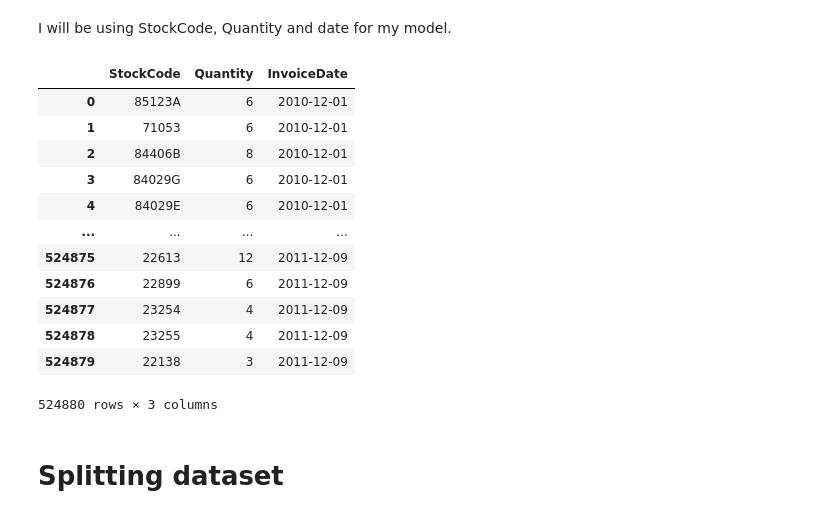
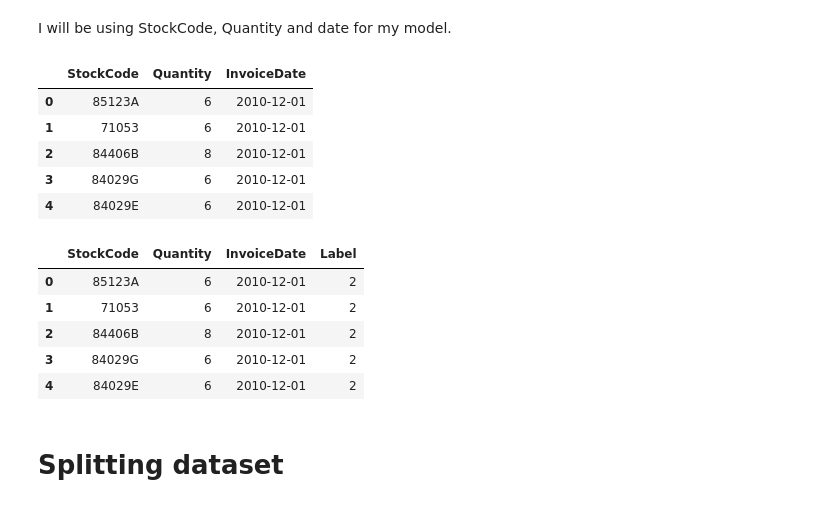
Before and after one commit to dimitsagk/ClientClustering_InventoryForecast, a Jupyter notebook: notebooks/04_InventoryForecast_ML-notebook.ipynb, the cells around one changed output. Cells and saved outputs as stored; diff of their text form; code cells hidden in the pictures.

```diff
--- a/notebooks/04_InventoryForecast_ML-notebook.ipynb
+++ b/notebooks/04_InventoryForecast_ML-notebook.ipynb
@@ -105,21 +111,24 @@ df_fltrd['InvoiceDate_noTime'] = df_fltrd.InvoiceDate.dt.normalize()
 I will be using StockCode, Quantity and date for my model.
 # %%
 df_stock = df[['StockCode','Quantity','InvoiceDate_noTime']].rename(columns={'InvoiceDate_noTime':'InvoiceDate'})
-df_stock
+df_stock.head()
 # %% [output]
 |  | StockCode | Quantity | InvoiceDate |
 | 0 | 85123A | 6 | 2010-12-01 |
 | 1 | 71053 | 6 | 2010-12-01 |
 | 2 | 84406B | 8 | 2010-12-01 |
 | 3 | 84029G | 6 | 2010-12-01 |
 | 4 | 84029E | 6 | 2010-12-01 |
-| ... | ... | ... | ... |
-| 524875 | 22613 | 12 | 2011-12-09 |
-| 524876 | 22899 | 6 | 2011-12-09 |
-| 524877 | 23254 | 4 | 2011-12-09 |
-| 524878 | 23255 | 4 | 2011-12-09 |
-| 524879 | 22138 | 3 | 2011-12-09 |
-524880 rows × 3 columns
+# %%
+df_fltrd_stock = df_fltrd[['StockCode','Quantity','InvoiceDate_noTime','Label']].rename(columns={'InvoiceDate_noTime':'InvoiceDate'})
+df_fltrd_stock.head()
+# %% [output]
+|  | StockCode | Quantity | InvoiceDate | Label |
+| 0 | 85123A | 6 | 2010-12-01 | 2 |
+| 1 | 71053 | 6 | 2010-12-01 | 2 |
+| 2 | 84406B | 8 | 2010-12-01 | 2 |
+| 3 | 84029G | 6 | 2010-12-01 | 2 |
+| 4 | 84029E | 6 | 2010-12-01 | 2 |
 # %% [markdown]
 # Splitting dataset
 # %%
```
Also changed, not shown: parts of 68 cells of this notebook.
